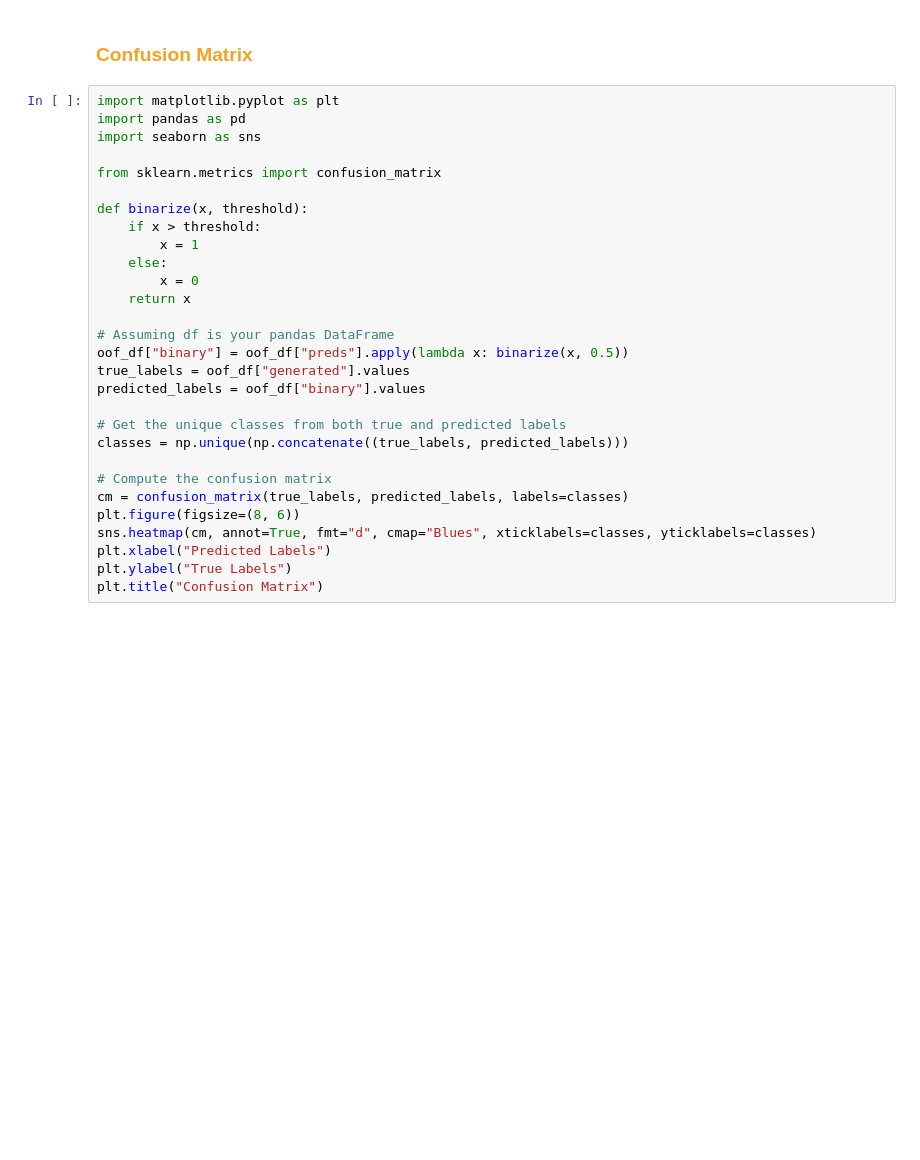
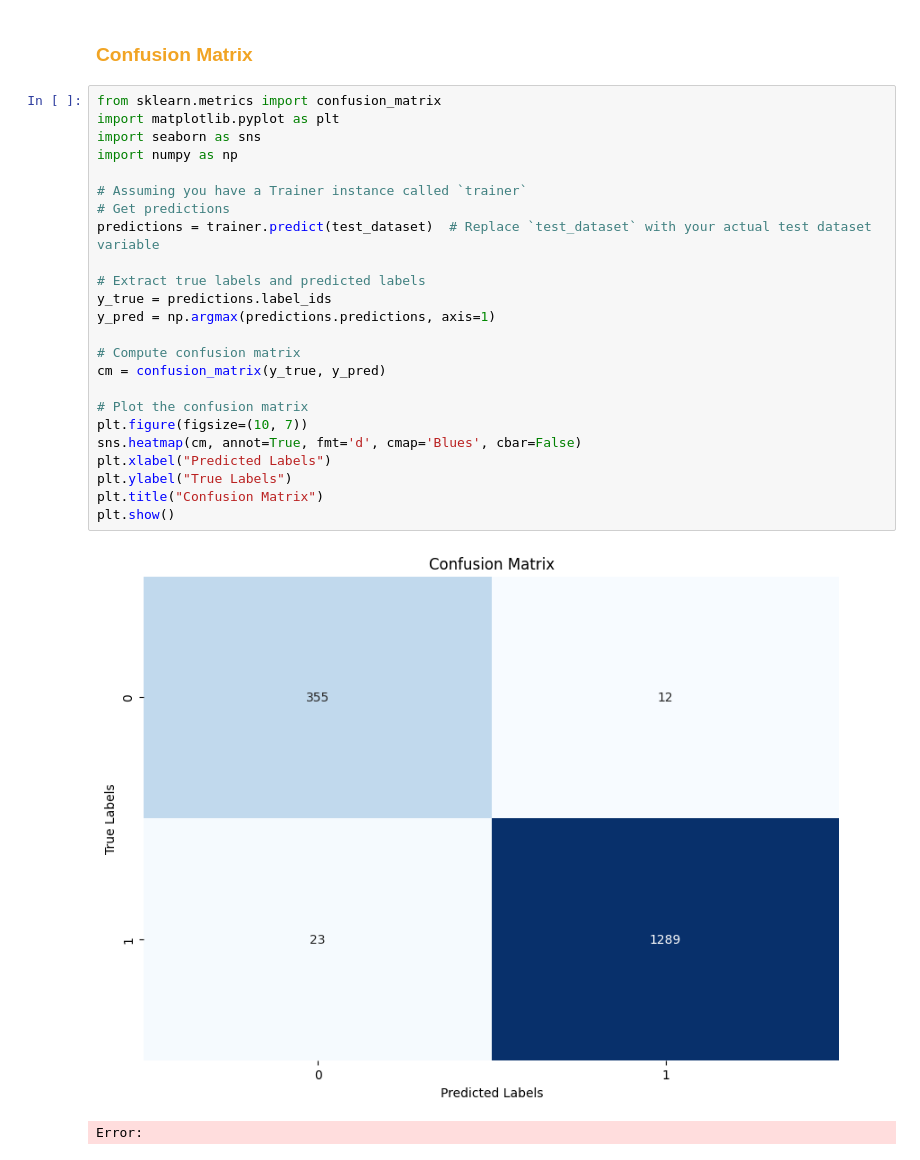
Before and after one commit to DanielBinh2k3/Mamba-AI-generated-text-detection, a Jupyter notebook: train/finetune_model/mamba-implementation.ipynb, the cells around one changed output. Saved outputs shown, nothing was run; the diff lists cells and outputs as text; blank space fills up the shorter version.

```diff
--- a/train/finetune_model/mamba-implementation.ipynb
+++ b/train/finetune_model/mamba-implementation.ipynb
@@ -462,31 +468,29 @@ KeyError: "The `metric_for_best_model` training argument is set to 'eval_auroc',
 # %% [markdown]
 ### <b><span style='color:#F1A424'>Confusion Matrix</span></b>
-# %%
-import matplotlib.pyplot as plt
-import pandas as pd
-import seaborn as sns
-
-from sklearn.metrics import confusion_matrix
-
-def binarize(x, threshold):
-    if x > threshold:
-        x = 1
-    else:
-        x = 0
-    return x
-
-# Assuming df is your pandas DataFrame
-oof_df["binary"] = oof_df["preds"].apply(lambda x: binarize(x, 0.5))
-true_labels = oof_df["generated"].values
-predicted_labels = oof_df["binary"].values
-
-# Get the unique classes from both true and predicted labels
-classes = np.unique(np.concatenate((true_labels, predicted_labels)))
-
-# Compute the confusion matrix
-cm = confusion_matrix(true_labels, predicted_labels, labels=classes)
-plt.figure(figsize=(8, 6))
-sns.heatmap(cm, annot=True, fmt="d", cmap="Blues", xticklabels=classes, yticklabels=classes)
-plt.xlabel("Predicted Labels")
-plt.ylabel("True Labels")
-plt.title("Confusion Matrix")
+# %%
+from sklearn.metrics import confusion_matrix
+import matplotlib.pyplot as plt
+import seaborn as sns
+import numpy as np
+
+# Assuming you have a Trainer instance called `trainer`
+# Get predictions
+predictions = trainer.predict(test_dataset)  # Replace `test_dataset` with your actual test dataset variable
+
+# Extract true labels and predicted labels
+y_true = predictions.label_ids
+y_pred = np.argmax(predictions.predictions, axis=1)
+
+# Compute confusion matrix
+cm = confusion_matrix(y_true, y_pred)
+
+# Plot the confusion matrix
+plt.figure(figsize=(10, 7))
+sns.heatmap(cm, annot=True, fmt='d', cmap='Blues', cbar=False)
+plt.xlabel("Predicted Labels")
+plt.ylabel("True Labels")
+plt.title("Confusion Matrix")
+plt.show()
+# %% [output]
+[figure, added]
+Error:
```
Also changed, not shown: parts of 2 cells of this notebook, 21 other files.
